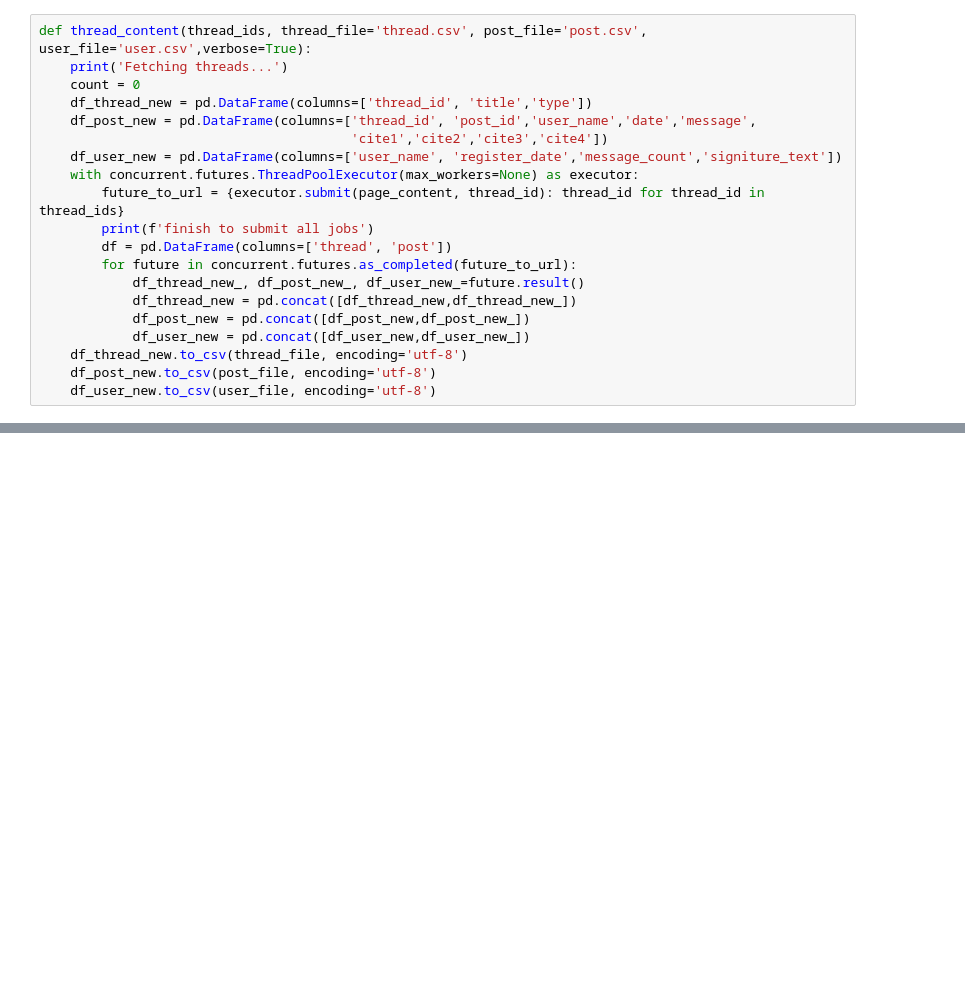
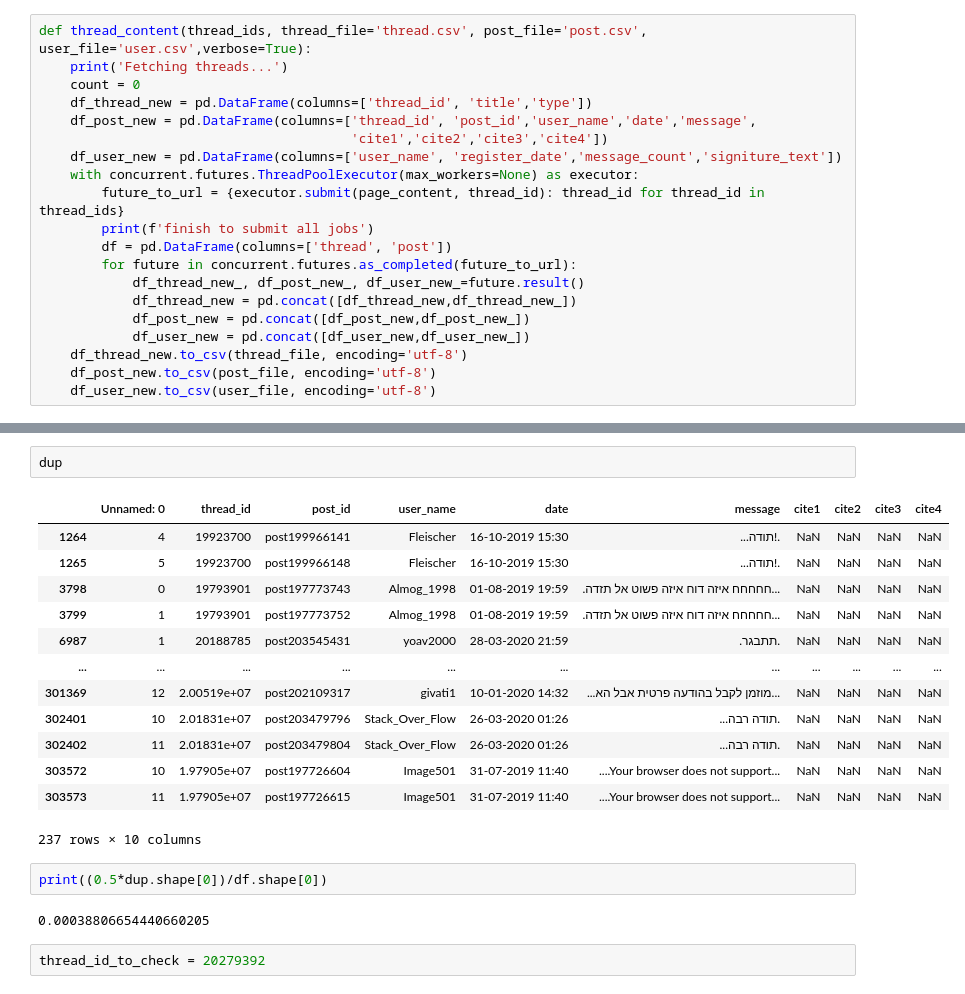
Before and after one commit to michaelshekasta/nlp-online-analysis, a Jupyter notebook: run_crawling_details.ipynb, the cells around one changed output, grey strips where cells are left out. Saved outputs shown, nothing was run; the diff lists cells and outputs as text; blank space fills up the shorter version.

```diff
--- a/run_crawling_details.ipynb
+++ b/run_crawling_details.ipynb
@@ -125,0 +182,22 @@ Wall time: 34.5 s
+# %%
+dup
+# %% [output]
+|  | Unnamed: 0 | thread_id | post_id | user_name | date | message | cite1 | cite2 | cite3 | cite4 |
+| 1264 | 4 | 19923700 | post199966141 | Fleischer | 16-10-2019 15:30 | ...תודה!. | NaN | NaN | NaN | NaN |
+| 1265 | 5 | 19923700 | post199966148 | Fleischer | 16-10-2019 15:30 | ...תודה!. | NaN | NaN | NaN | NaN |
+| 3798 | 0 | 19793901 | post197773743 | Almog_1998 | 01-08-2019 19:59 | .חחחחח איזה דוח איזה פשוט אל תזדה... | NaN | NaN | NaN | NaN |
+| 3799 | 1 | 19793901 | post197773752 | Almog_1998 | 01-08-2019 19:59 | .חחחחח איזה דוח איזה פשוט אל תזדה... | NaN | NaN | NaN | NaN |
+| 6987 | 1 | 20188785 | post203545431 | yoav2000 | 28-03-2020 21:59 | .תתבגר. | NaN | NaN | NaN | NaN |
+| ... | ... | ... | ... | ... | ... | ... | ... | ... | ... | ... |
+| 301369 | 12 | 2.00519e+07 | post202109317 | givati1 | 10-01-2020 14:32 | ...מוזמן לקבל בהודעה פרטית אבל הא... | NaN | NaN | NaN | NaN |
+| 302401 | 10 | 2.01831e+07 | post203479796 | Stack_Over_Flow | 26-03-2020 01:26 | ...תודה רבה. | NaN | NaN | NaN | NaN |
+| 302402 | 11 | 2.01831e+07 | post203479804 | Stack_Over_Flow | 26-03-2020 01:26 | ...תודה רבה. | NaN | NaN | NaN | NaN |
+| 303572 | 10 | 1.97905e+07 | post197726604 | Image501 | 31-07-2019 11:40 | ....Your browser does not support... | NaN | NaN | NaN | NaN |
+| 303573 | 11 | 1.97905e+07 | post197726615 | Image501 | 31-07-2019 11:40 | ....Your browser does not support... | NaN | NaN | NaN | NaN |
+237 rows × 10 columns
+# %%
+print((0.5*dup.shape[0])/df.shape[0])
+# %% [output]
+0.00038806654440660205
+# %%
+thread_id_to_check = 20279392
```
Also changed, not shown: parts of 15 cells of this notebook, 13 other files.
